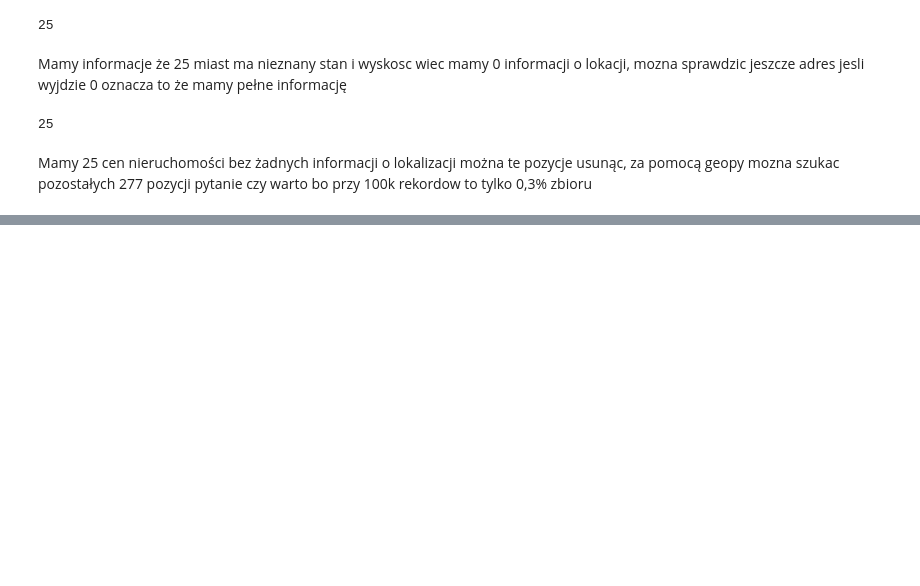
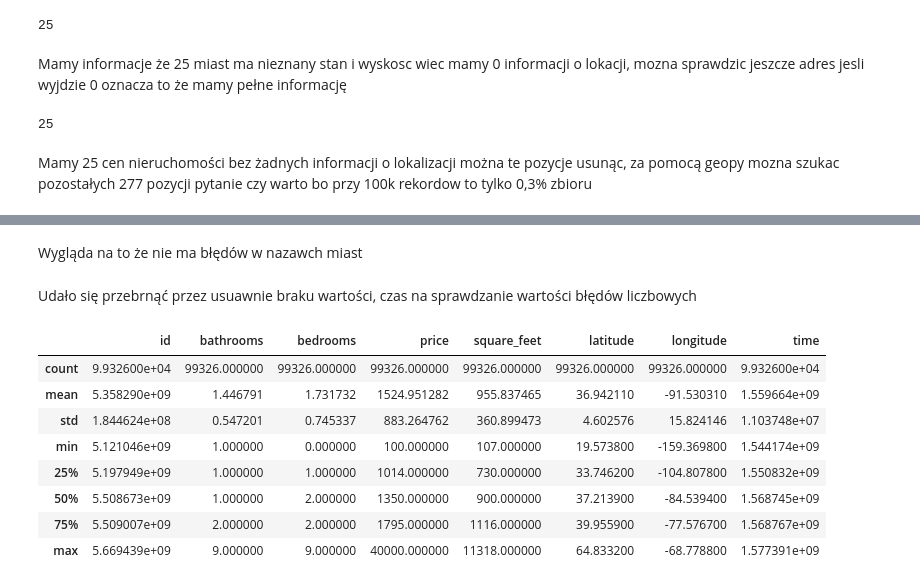
Before and after one commit to michalinahinc/Kurs_Analiza, a Jupyter notebook: Czysczenie_danych_wersja_filipa.ipynb, the cells around one changed output, grey strips where cells are left out. Drawn from its saved outputs; the diff is of its cells as text; code cells hidden in the pictures; blank space fills up the shorter version.

```diff
--- a/Czysczenie_danych_wersja_filipa.ipynb
+++ b/Czysczenie_danych_wersja_filipa.ipynb
@@ -180,0 +333,19 @@ Mamy 25 cen nieruchomości bez żadnych informacji o lokalizacji można te pozyc
+# %% [markdown]
+Wygląda na to że nie ma błędów w nazawch miast
+# %% [markdown]
+Udało się przebrnąć przez usuawnie braku wartości, czas na sprawdzanie wartości błędów liczbowych
+# %%
+invisable = df_apartments.columns[20:50].tolist()
+
+# Wykluczenie konkretnych kolumn invisable
+df_apartments.drop(columns=invisable).describe()
+# %% [output]
+|  | id | bathrooms | bedrooms | price | square_feet | latitude | longitude | time |
+| count | 9.932600e+04 | 99326.000000 | 99326.000000 | 99326.000000 | 99326.000000 | 99326.000000 | 99326.000000 | 9.932600e+04 |
+| mean | 5.358290e+09 | 1.446791 | 1.731732 | 1524.951282 | 955.837465 | 36.942110 | -91.530310 | 1.559664e+09 |
+| std | 1.844624e+08 | 0.547201 | 0.745337 | 883.264762 | 360.899473 | 4.602576 | 15.824146 | 1.103748e+07 |
+| min | 5.121046e+09 | 1.000000 | 0.000000 | 100.000000 | 107.000000 | 19.573800 | -159.369800 | 1.544174e+09 |
+| 25% | 5.197949e+09 | 1.000000 | 1.000000 | 1014.000000 | 730.000000 | 33.746200 | -104.807800 | 1.550832e+09 |
+| 50% | 5.508673e+09 | 1.000000 | 2.000000 | 1350.000000 | 900.000000 | 37.213900 | -84.539400 | 1.568745e+09 |
+| 75% | 5.509007e+09 | 2.000000 | 2.000000 | 1795.000000 | 1116.000000 | 39.955900 | -77.576700 | 1.568767e+09 |
+| max | 5.669439e+09 | 9.000000 | 9.000000 | 40000.000000 | 11318.000000 | 64.833200 | -68.778800 | 1.577391e+09 |
```
Also changed, not shown: parts of 26 cells of this notebook.
